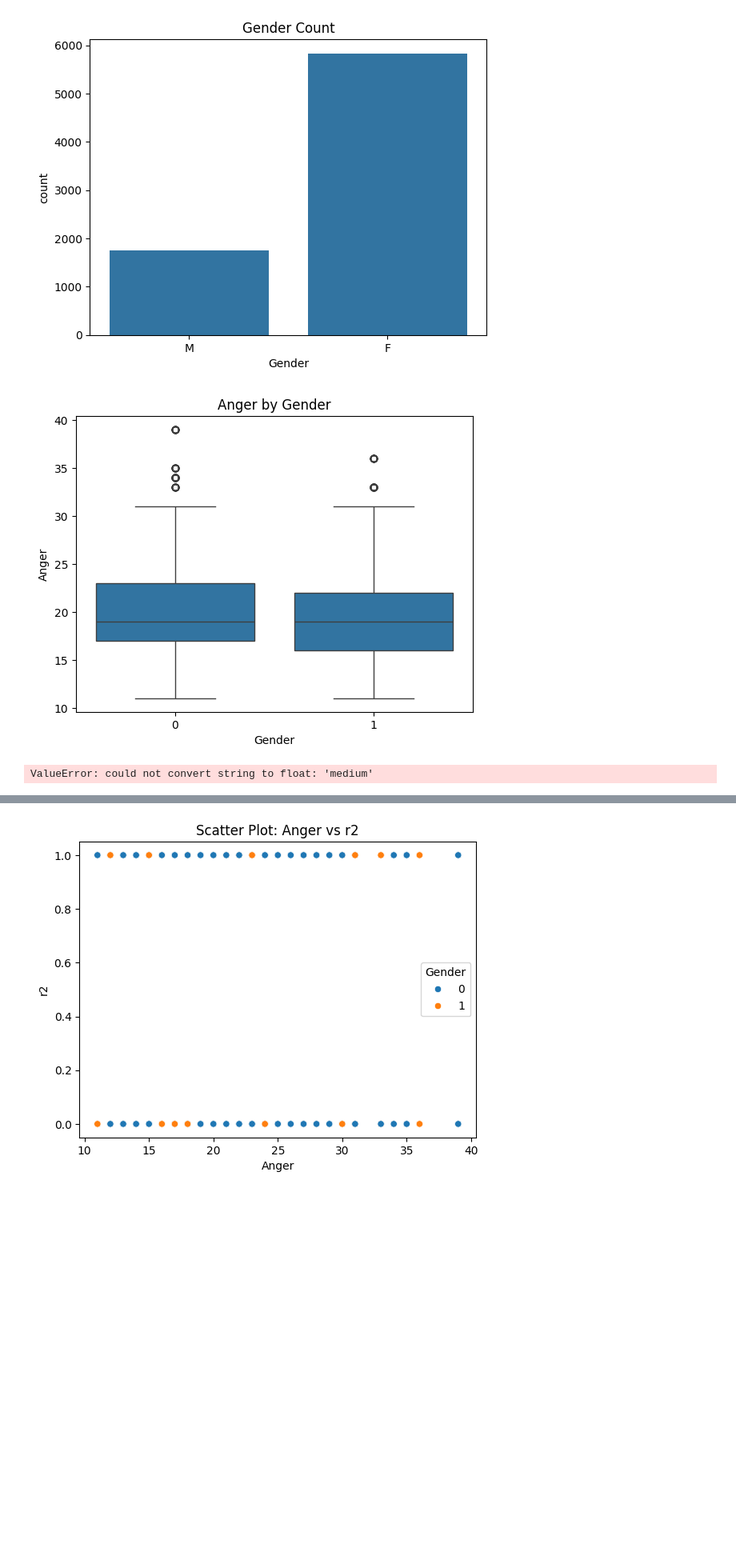
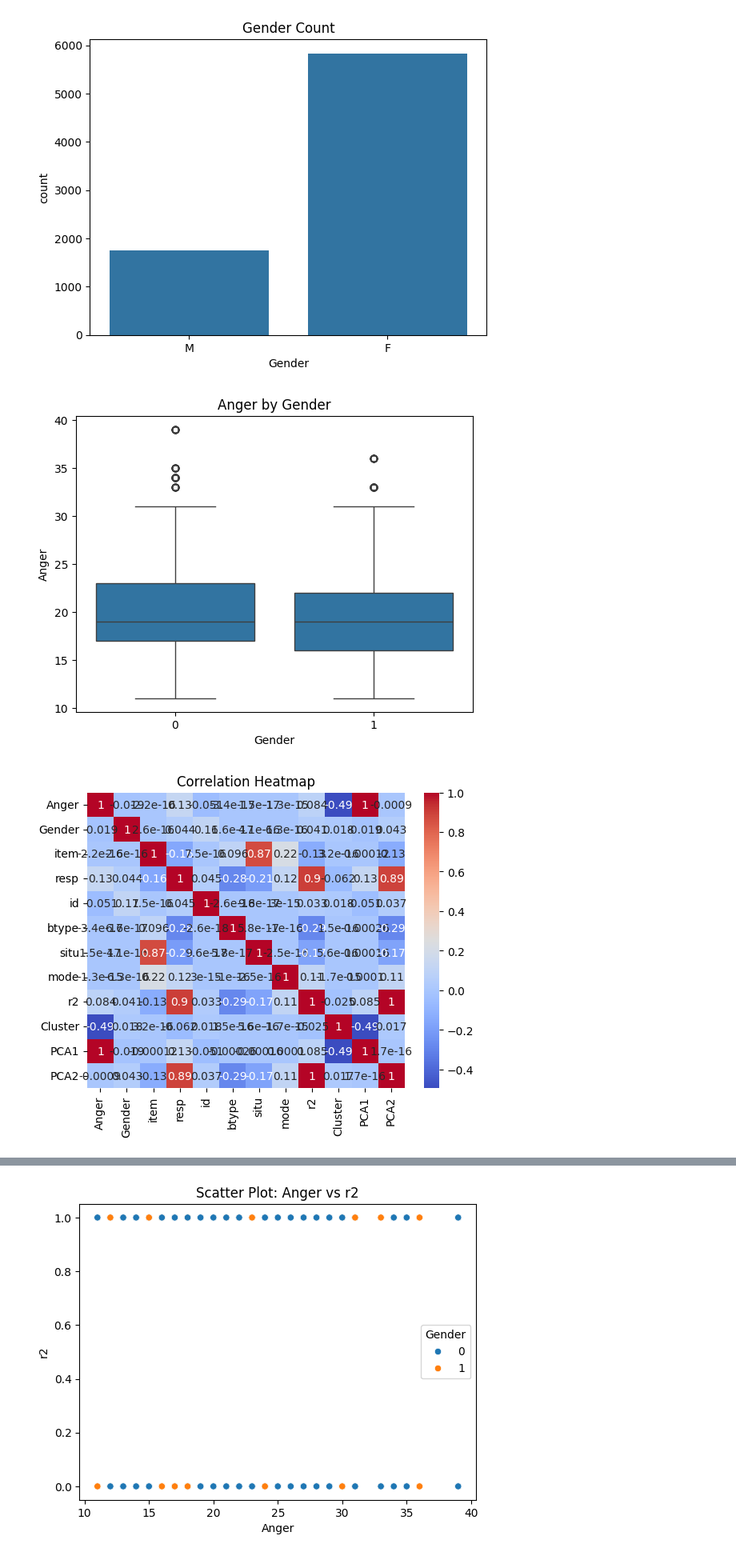
Before and after one commit to SamuelLegesseVIT/eda, a Jupyter notebook: EDA_DA.ipynb, the cells around one changed output, grey strips where cells are left out. Shown at 80% size. Drawn from its saved outputs; the diff is of its cells as text; code cells hidden in the pictures; blank space fills up the shorter version.

```diff
--- a/EDA_DA.ipynb
+++ b/EDA_DA.ipynb
@@ -64,27 +64,27 @@ plt.show()
 # %%
 # Bivariate Analysis
 
 # Relationship between 'Anger' and 'Gender'
 sns.boxplot(x='Gender', y='Anger', data=data)
 plt.title("Anger by Gender")
 plt.show()
 
 from sklearn.preprocessing import LabelEncoder
 
 label_encoder = LabelEncoder()
 
 # Encode each non-numeric column
 en_data = data
-for column in ['Gender', 'item', 'resp', 'btype', 'situ', 'mode', 'r2']:
+for column in ['Gender', 'item', 'resp', 'btype', 'situ', 'mode', 'r2', 'Anger_bin']: # Include 'Anger_bin' here
     en_data[column] = label_encoder.fit_transform(en_data[column])
 
-en_data = en_data.drop(columns=['rownames'])
+en_data = en_data.drop(columns=['rownames', 'Anger_bin'])
 
 # Correlation heatmap
 corr_matrix = en_data.corr()
 sns.heatmap(corr_matrix, annot=True, cmap="coolwarm")
 plt.title("Correlation Heatmap")
 plt.show()
 # %% [output]
 [figure]
-ValueError: could not convert string to float: 'medium'
+[figure, added]
```
Also changed, not shown: parts of 2 cells of this notebook.
